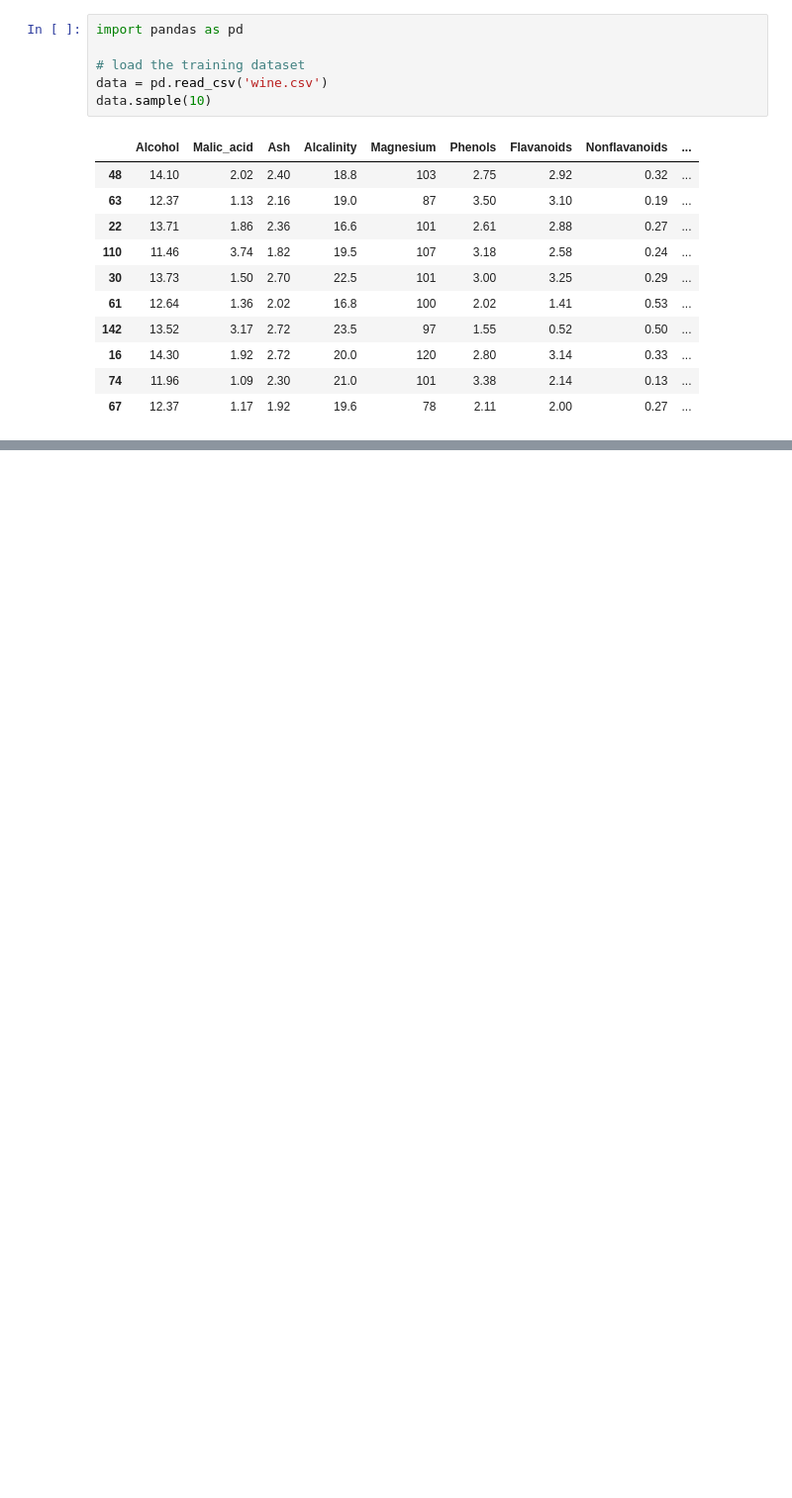
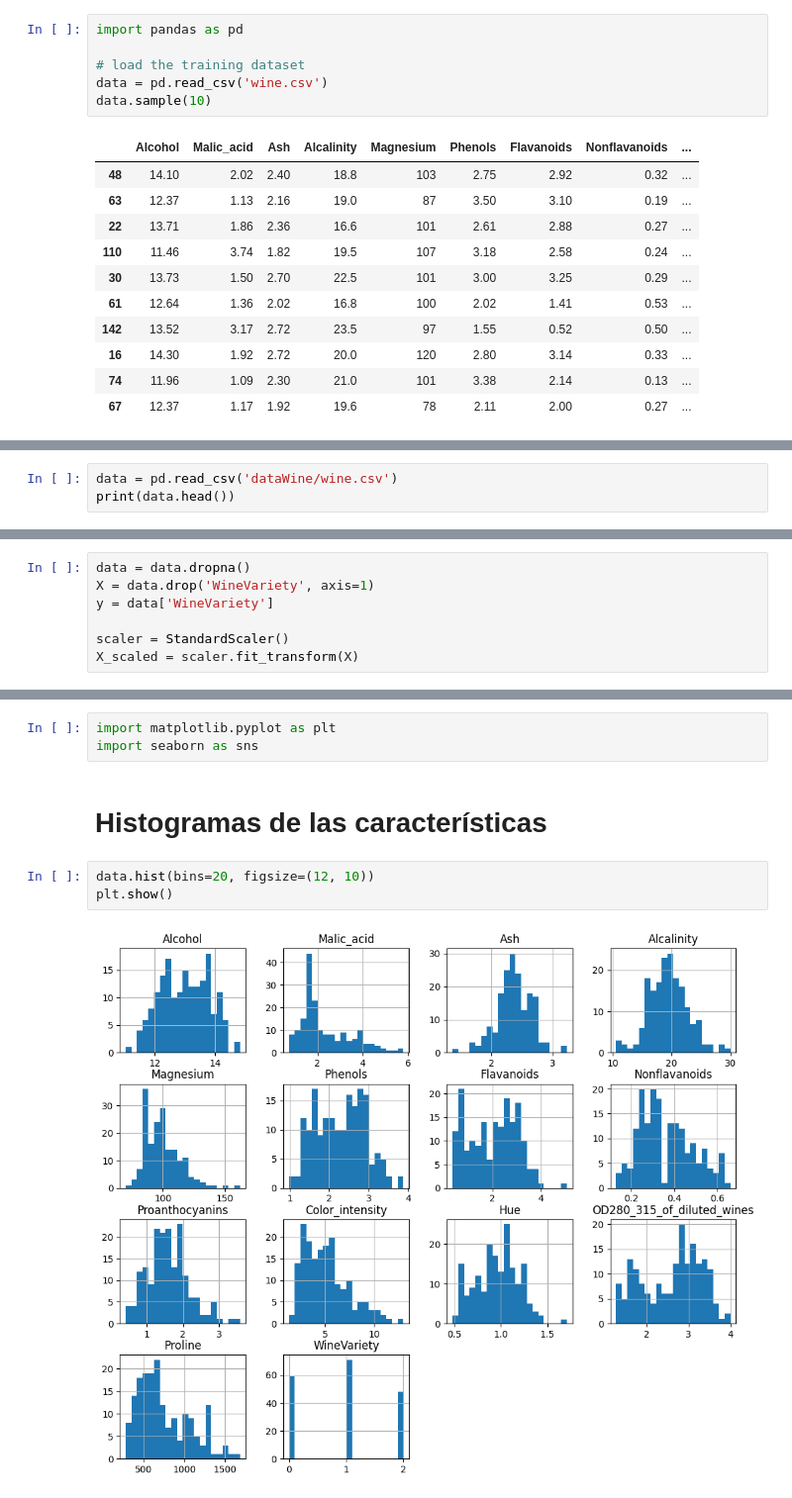
Before and after one commit to bona1204/MIcrosoft-ml, a Jupyter notebook: Panda.ipynb, the cells around one changed output, grey strips where cells are left out. Shown: that part at 99% size. Saved outputs shown, nothing was run; the diff lists cells and outputs as text; blank space fills up the shorter version.

```diff
--- a/Panda.ipynb
+++ b/Panda.ipynb
@@ -18,0 +27,3 @@ data.sample(10)
+# %%
+data = pd.read_csv('dataWine/wine.csv')
+print(data.head())
@@ -18,0 +76,7 @@ data.sample(10)
+# %%
+data = data.dropna()
+X = data.drop('WineVariety', axis=1)
+y = data['WineVariety']
+
+scaler = StandardScaler()
+X_scaled = scaler.fit_transform(X)
@@ -18,0 +116,10 @@ data.sample(10)
+# %%
+import matplotlib.pyplot as plt
+import seaborn as sns
+# %% [markdown]
+# Histogramas de las características
+# %%
+data.hist(bins=20, figsize=(12, 10))
+plt.show()
+# %% [output]
+[figure, added]
```
Also changed, not shown: parts of 18 cells of this notebook, 2 other files.
